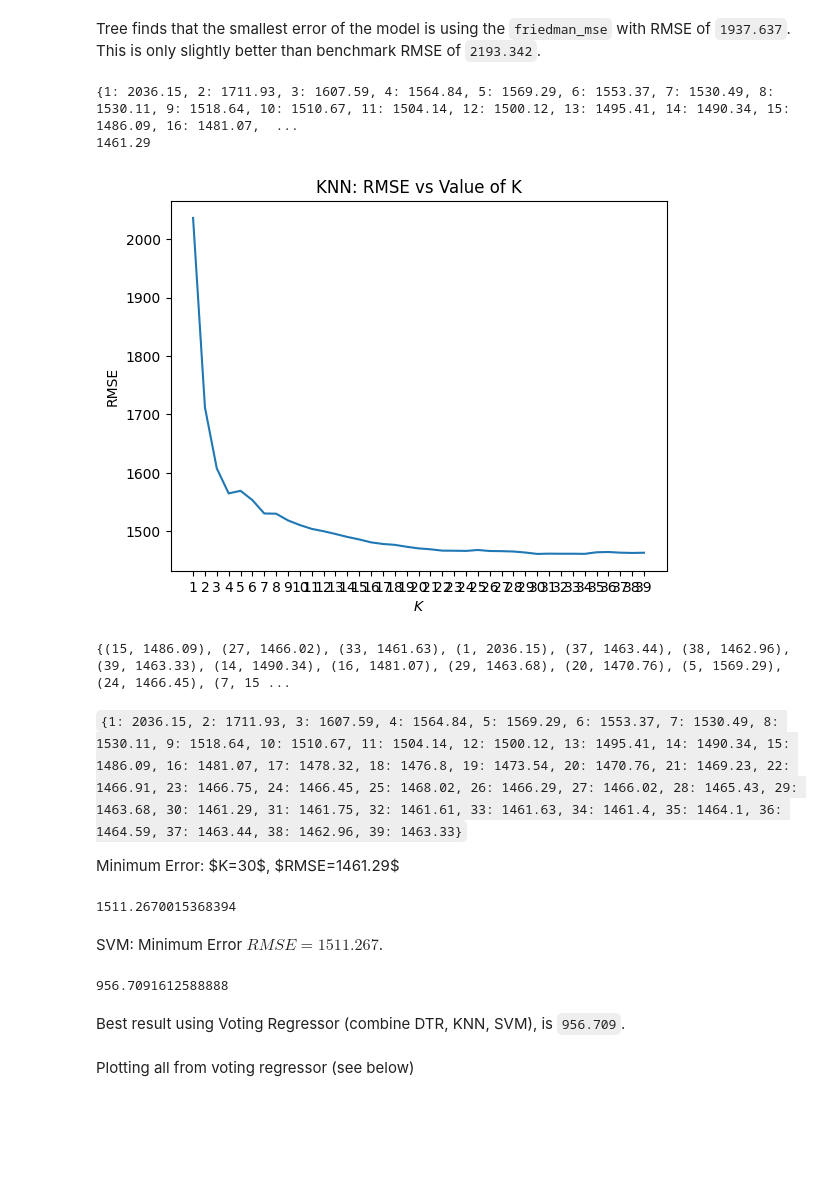
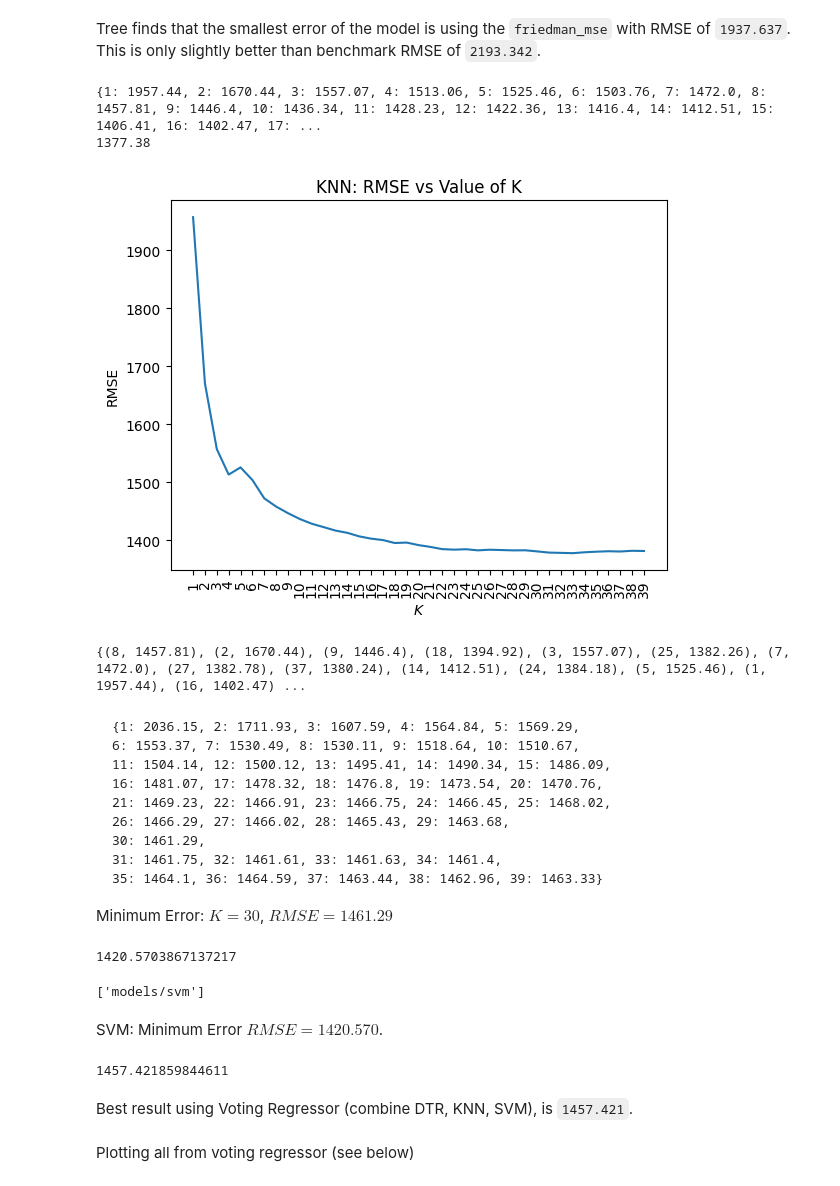
Before and after one commit to kyleosung/Cooperators_2024, a Jupyter notebook: solution_fill_vals.ipynb, the cells around one changed output. Saved outputs shown, nothing was run; the diff lists cells and outputs as text; code cells hidden in the pictures; blank space fills up the shorter version.

````diff
--- a/solution_fill_vals.ipynb
+++ b/solution_fill_vals.ipynb
@@ -96,7 +96,8 @@ y = df.iloc[:,-1]
 x_train, x_test, y_train, y_test = train_test_split(
     x,
     y,
-    test_size = 0.25, # train is 75%, test is 25%
+    train_size = 0.8,
+    test_size = 0.2, # train is 80%, test is 20%
     random_state = 0, # stratify = y,
 )
 # %%
@@ -160,22 +161,32 @@ dict_knn = {i: scores_r[i-1] for i in k_range}
 print(dict_knn)
 print(min(dict_knn.values()))
 # %% [output]
-{1: 2036.15, 2: 1711.93, 3: 1607.59, 4: 1564.84, 5: 1569.29, 6: 1553.37, 7: 1530.49, 8: 1530.11, 9: 1518.64, 10: 1510.67, 11: 1504.14, 12: 1500.12, 13: 1495.41, 14: 1490.34, 15: 1486.09, 16: 1481.07,  ...
-1461.29
+{1: 1957.44, 2: 1670.44, 3: 1557.07, 4: 1513.06, 5: 1525.46, 6: 1503.76, 7: 1472.0, 8: 1457.81, 9: 1446.4, 10: 1436.34, 11: 1428.23, 12: 1422.36, 13: 1416.4, 14: 1412.51, 15: 1406.41, 16: 1402.47, 17: ...
+1377.38
 # %%
 plt.plot(k_range, scores_r)
 plt.title('KNN: RMSE vs Value of K')
 plt.xlabel(r'$K$')
 plt.ylabel('RMSE')
-plt.xticks(k_range)
+plt.xticks(k_range, rotation=90)
 plt.show()
 
 print(set(zip(k_range, scores_r)))
 # %% [output]
-[figure, old version]
+[figure, new version]
-{(15, 1486.09), (27, 1466.02), (33, 1461.63), (1, 2036.15), (37, 1463.44), (38, 1462.96), (39, 1463.33), (14, 1490.34), (16, 1481.07), (29, 1463.68), (20, 1470.76), (5, 1569.29), (24, 1466.45), (7, 15 ...
+{(8, 1457.81), (2, 1670.44), (9, 1446.4), (18, 1394.92), (3, 1557.07), (25, 1382.26), (7, 1472.0), (27, 1382.78), (37, 1380.24), (14, 1412.51), (24, 1384.18), (5, 1525.46), (1, 1957.44), (16, 1402.47) ...
 # %% [markdown]
-```{1: 2036.15, 2: 1711.93, 3: 1607.59, 4: 1564.84, 5: 1569.29, 6: 1553.37, 7: 1530.49, 8: 1530.11, 9: 1518.64, 10: 1510.67, 11: 1504.14, 12: 1500.12, 13: 1495.41, 14: 1490.34, 15: 1486.09, 16: 1481.07, 17: 1478.32, 18: 1476.8, 19: 1473.54, 20: 1470.76, 21: 1469.23, 22: 1466.91, 23: 1466.75, 24: 1466.45, 25: 1468.02, 26: 1466.29, 27: 1466.02, 28: 1465.43, 29: 1463.68, 30: 1461.29, 31: 1461.75, 32: 1461.61, 33: 1461.63, 34: 1461.4, 35: 1464.1, 36: 1464.59, 37: 1463.44, 38: 1462.96, 39: 1463.33}```
+```
+{1: 2036.15, 2: 1711.93, 3: 1607.59, 4: 1564.84, 5: 1569.29,
+6: 1553.37, 7: 1530.49, 8: 1530.11, 9: 1518.64, 10: 1510.67,
+11: 1504.14, 12: 1500.12, 13: 1495.41, 14: 1490.34, 15: 1486.09,
+16: 1481.07, 17: 1478.32, 18: 1476.8, 19: 1473.54, 20: 1470.76,
+21: 1469.23, 22: 1466.91, 23: 1466.75, 24: 1466.45, 25: 1468.02,
+26: 1466.29, 27: 1466.02, 28: 1465.43, 29: 1463.68,
+30: 1461.29,
+31: 1461.75, 32: 1461.61, 33: 1461.63, 34: 1461.4,
+35: 1464.1, 36: 1464.59, 37: 1463.44, 38: 1462.96, 39: 1463.33}
+```
 
 Minimum Error: $K=30$, $RMSE=1461.29$
 # %%
@@ -187,9 +198,13 @@ y_pred_svm = support.predict(x_test)
 
 print(RMSE(y_pred_svm, y_test))
 # %% [output]
-1511.2670015368394
+1420.5703867137217
+# %%
+dump(support, 'models/svm')
+# %% [output]
+['models/svm']
 # %% [markdown]
-SVM: Minimum Error $RMSE=1511.267$.
+SVM: Minimum Error $RMSE=1420.570$.
 # %%
 from sklearn.linear_model import LinearRegression
 from sklearn.ensemble import RandomForestRegressor
@@ -202,15 +217,15 @@ r3 = svm.SVR()
 
 er = VotingRegressor([('dt', r1), ('kn', r2), ('sv', r3)])
 
-er.fit(x, y)
+er.fit(x_train, y_train)
 
 y_pred = er.predict(x_test)
 
 print(RMSE(y_pred, y_test))
 # %% [output]
-956.7091612588888
+1457.421859844611
 # %% [markdown]
-Best result using Voting Regressor (combine DTR, KNN, SVM), is ``956.709``.
+Best result using Voting Regressor (combine DTR, KNN, SVM), is ``1457.421``.
 # %% [markdown]
 Plotting all from voting regressor (see below)
 # %%
````
Also changed, not shown: parts of 3 cells of this notebook, 49 other files.
